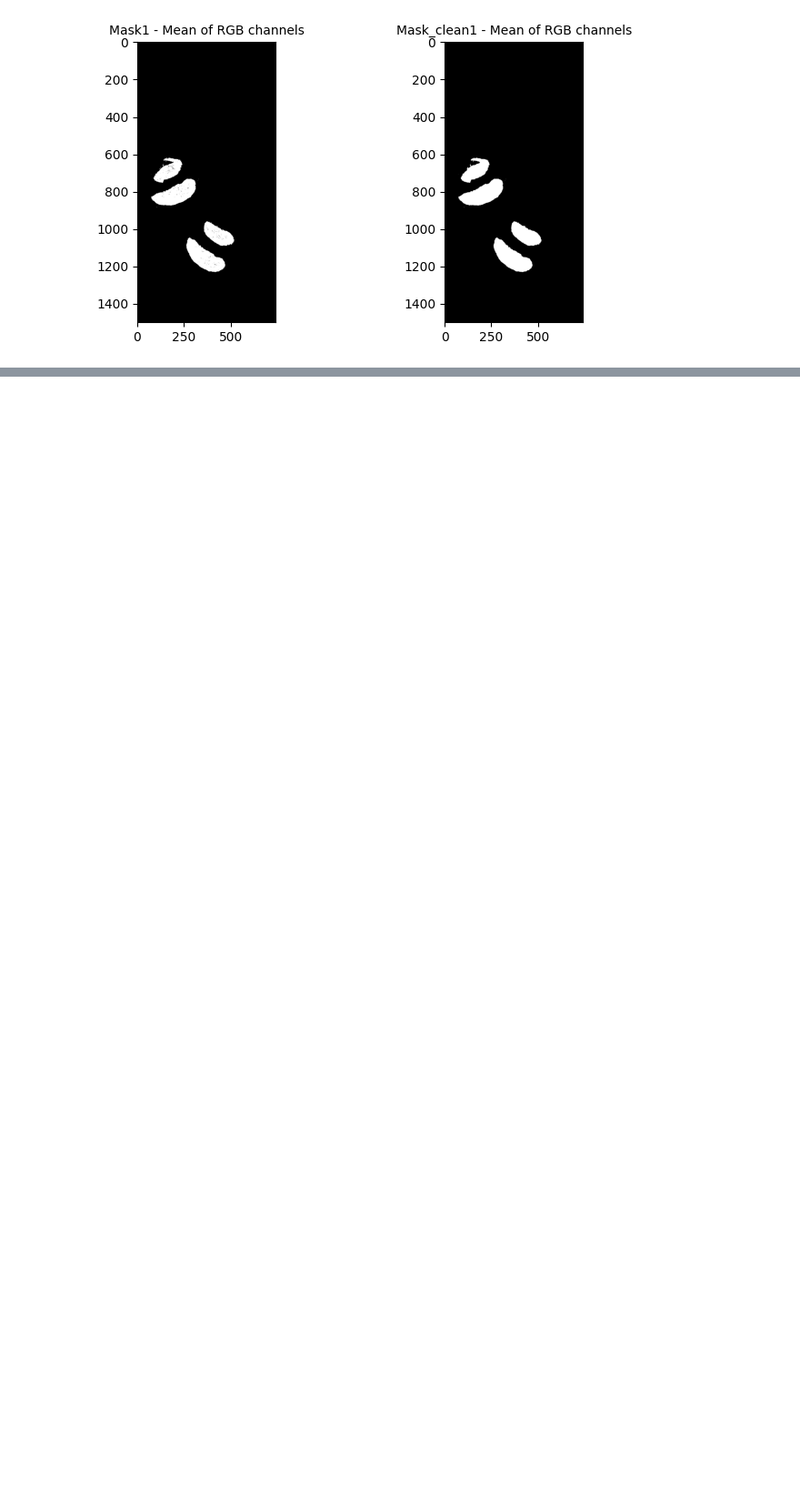
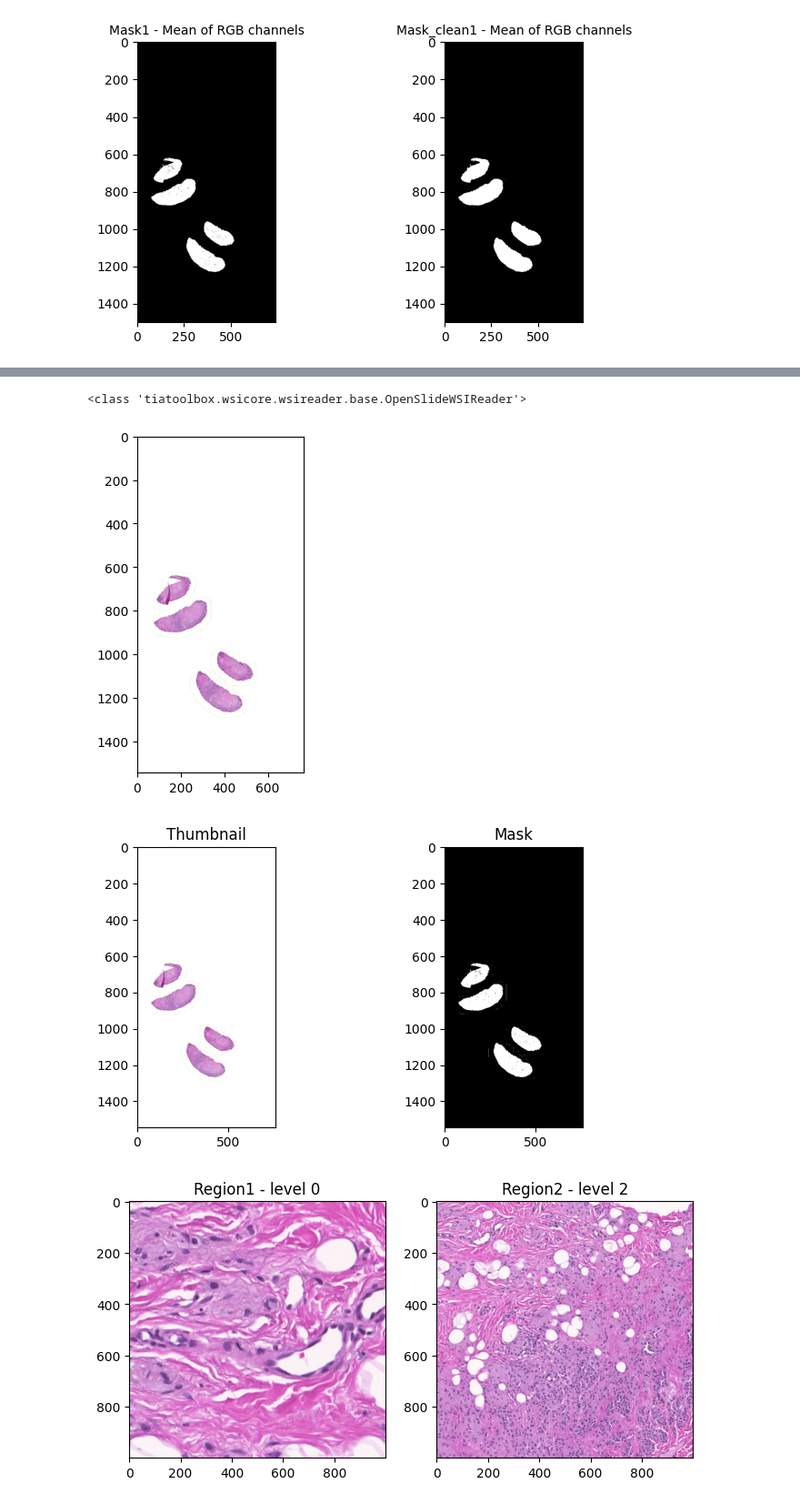
Before and after one commit to PierreCr/Digital-Pathology, a Jupyter notebook: Mini_project_in_computational_pathology.ipynb, the cells around one changed output, grey strips where cells are left out. Shown at 91% size. Drawn from its saved outputs; the diff is of its cells as text; code cells hidden in the pictures; blank space fills up the shorter version.

```diff
--- a/Mini_project_in_computational_pathology.ipynb
+++ b/Mini_project_in_computational_pathology.ipynb
@@ -353,0 +426,71 @@ array([[      0,       0,     742,    1500, 1051384],
+# %%
+#13. Compare your implementation with TIAToolbox.
+!pip install -q tiatoolbox
+from tiatoolbox.wsicore.wsireader import WSIReader
+import matplotlib.pyplot as plt
+
+wsi = WSIReader.open("/content/drive/MyDrive/WSI_CMU-1/CMU-1.mrxs")
+print(type(wsi))
+
+#Thumbnail generation
+thumbnail_tia = wsi.slide_thumbnail(resolution=0.14, units="power")
+plt.imshow(thumbnail_tia)
+plt.show()
+
+#Tissue masking
+mask = wsi.tissue_mask(resolution=0.14, units="power")
+mask_thumb = mask.slide_thumbnail(
+    resolution=0.14,
+    units="power")
+
+plt.figure(figsize=(8, 4))
+plt.subplot(1, 2, 1)
+plt.imshow(thumbnail_tia)
+plt.title("Thumbnail")
+
+plt.subplot(1, 2, 2)
+plt.imshow(mask_thumb, cmap="gray")
+plt.title("Mask")
+plt.show()
+
+#Patch extraction
+img_tia1 = wsi.read_rect(
+    (25000, 100000),
+    (1000,1000),
+    resolution=0,
+    units="level")
+
+img_tia2 = wsi.read_rect(
+    (25000, 100000),
+    (1000,1000),
+    resolution=2,
+    units="level")
+
+plt.figure(figsize=(8, 4))
+plt.subplot(1, 2, 1)
+plt.imshow(img_tia1)
+plt.title("Region1 - level 0")
+plt.axis("on");
+
+plt.subplot(1, 2, 2)
+plt.imshow(img_tia2)
+plt.title("Region2 - level 2")
+plt.axis("on");
+plt.show()
+
+
+# --
+#Q30. What did TIAToolbox automate that you previously implemented yourself?
+#A30. Tissue masking is easier with TIAToolbox and you can even specify the working resolution. Tissue masking is performed at a WSI scale.
+#Thumbnail generation and patch extraction (1 patch) are equivalent to the direct use of OpenSlide.
+
+#Q31. What advantages does a toolbox provide?
+#A31. It encompasses within a single Python package many tools required for WSI visualization, transformation and analysis.
+
+#Q32. What disadvantages might there be if you use a high-level function without understanding what it does?
+#A32. It can be difficult to truly understand what is behind the code, to debug or modify the pipeline and to adapt it to another project.
+# %% [output]
+<class 'tiatoolbox.wsicore.wsireader.base.OpenSlideWSIReader'>
+[figure, added]
+[figure, added]
+[figure, added]
```
Also changed, not shown: parts of 7 cells of this notebook.
